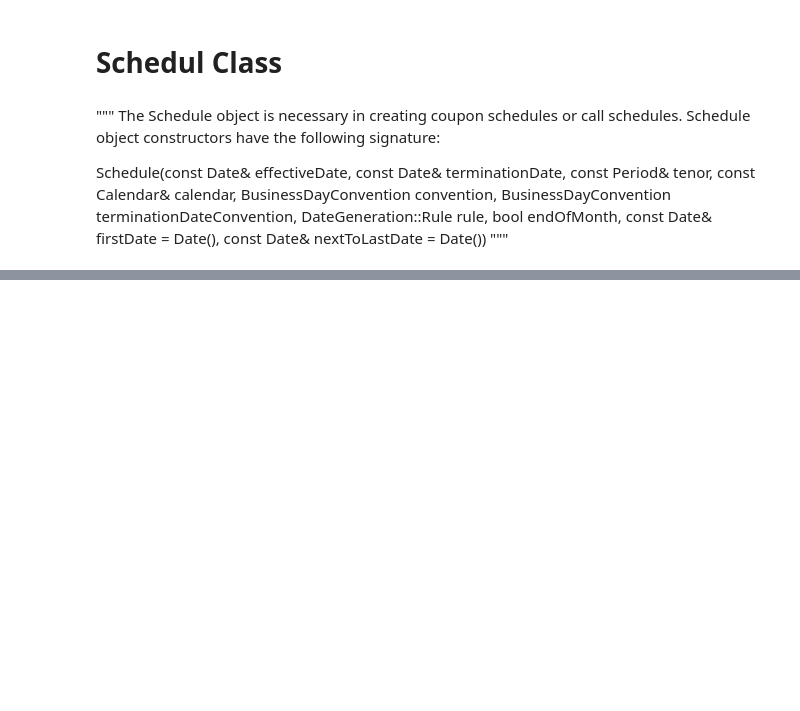
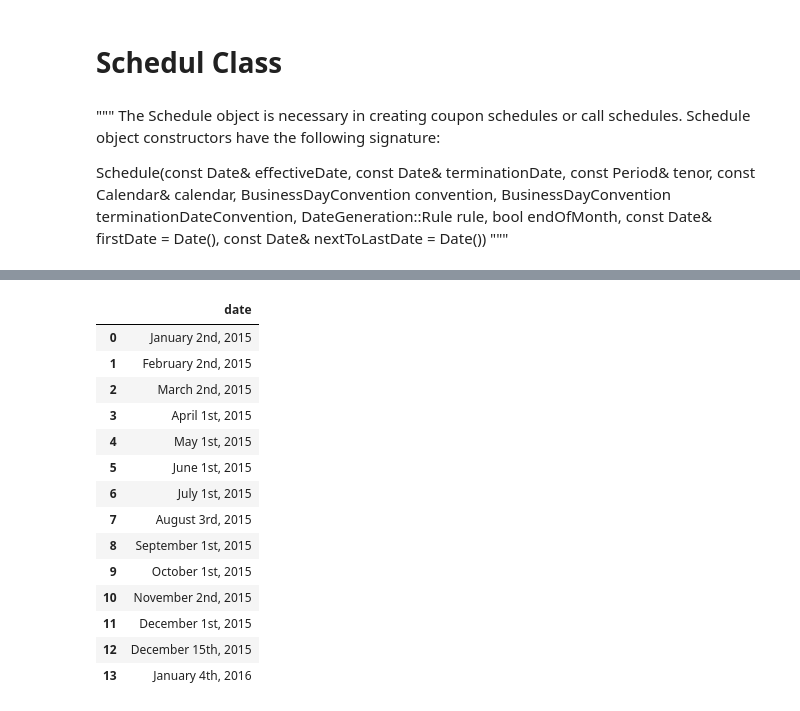
Before and after one commit to liudoong/Finance, a Jupyter notebook: QuantLib basics.ipynb, the cells around one changed output, grey strips where cells are left out. Drawn from its saved outputs; the diff is of its cells as text; code cells hidden in the pictures; blank space fills up the shorter version.

```diff
--- a/Quantlib-cookbook.ipynb
+++ b/QuantLib basics.ipynb
@@ -134,0 +210,41 @@ Schedule(const Date& effectiveDate,
+# %%
+#short stub at the back
+
+effective_date                  = ql.Date(1,1,2015)
+termination_date                = ql.Date(1,1,2016)
+penultimate_date                = ql.Date(15,12,2015)
+
+tenor                           = ql.Period(ql.Monthly)
+calendar                        = ql.UnitedStates(ql.UnitedStates.GovernmentBond)
+business_convention             = ql.Following
+termination_business_convention = ql.Following
+end_of_month                    = False
+
+schedule = ql.Schedule(effective_date,
+                       termination_date,
+                       tenor,
+                       calendar,
+                       business_convention,
+                       termination_business_convention,
+                       ql.DateGeneration.Forward,
+                       end_of_month,
+                       ql.Date(),
+                       penultimate_date)
+
+pd.DataFrame({"date": list(schedule)})
+# %% [output]
+|  | date |
+| 0 | January 2nd, 2015 |
+| 1 | February 2nd, 2015 |
+| 2 | March 2nd, 2015 |
+| 3 | April 1st, 2015 |
+| 4 | May 1st, 2015 |
+| 5 | June 1st, 2015 |
+| 6 | July 1st, 2015 |
+| 7 | August 3rd, 2015 |
+| 8 | September 1st, 2015 |
+| 9 | October 1st, 2015 |
+| 10 | November 2nd, 2015 |
+| 11 | December 1st, 2015 |
+| 12 | December 15th, 2015 |
+| 13 | January 4th, 2016 |
```
Also changed, not shown: parts of 14 cells of this notebook, 1 other file.
